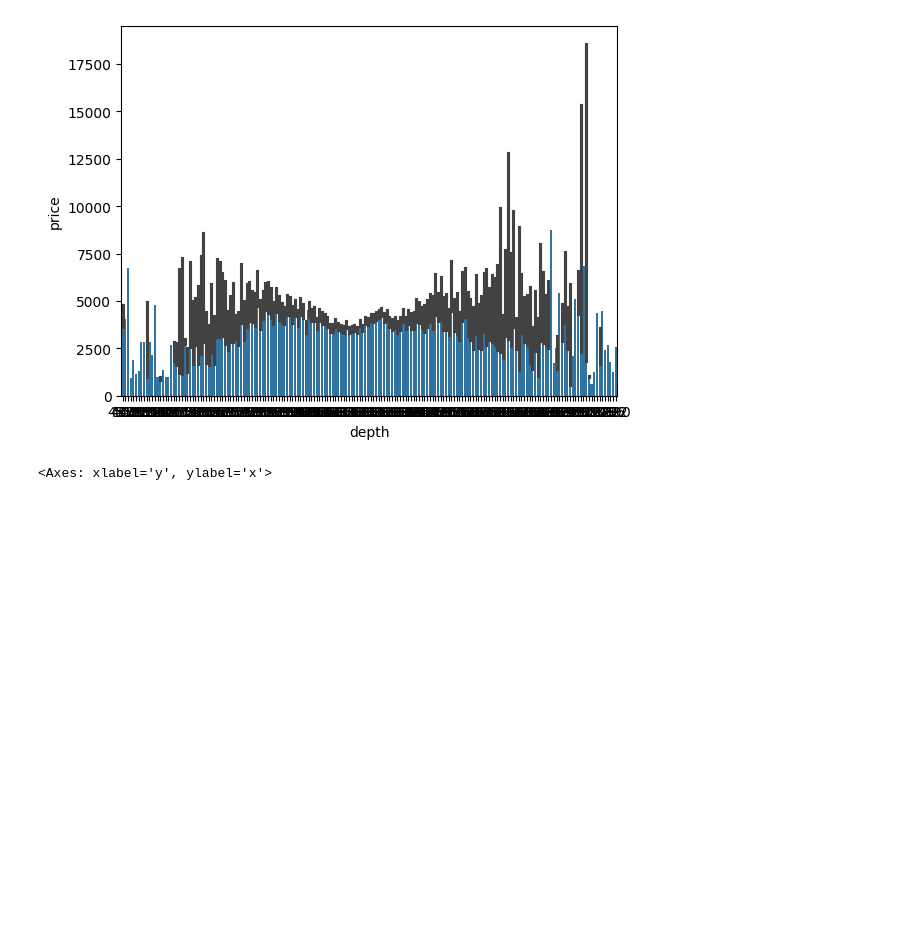
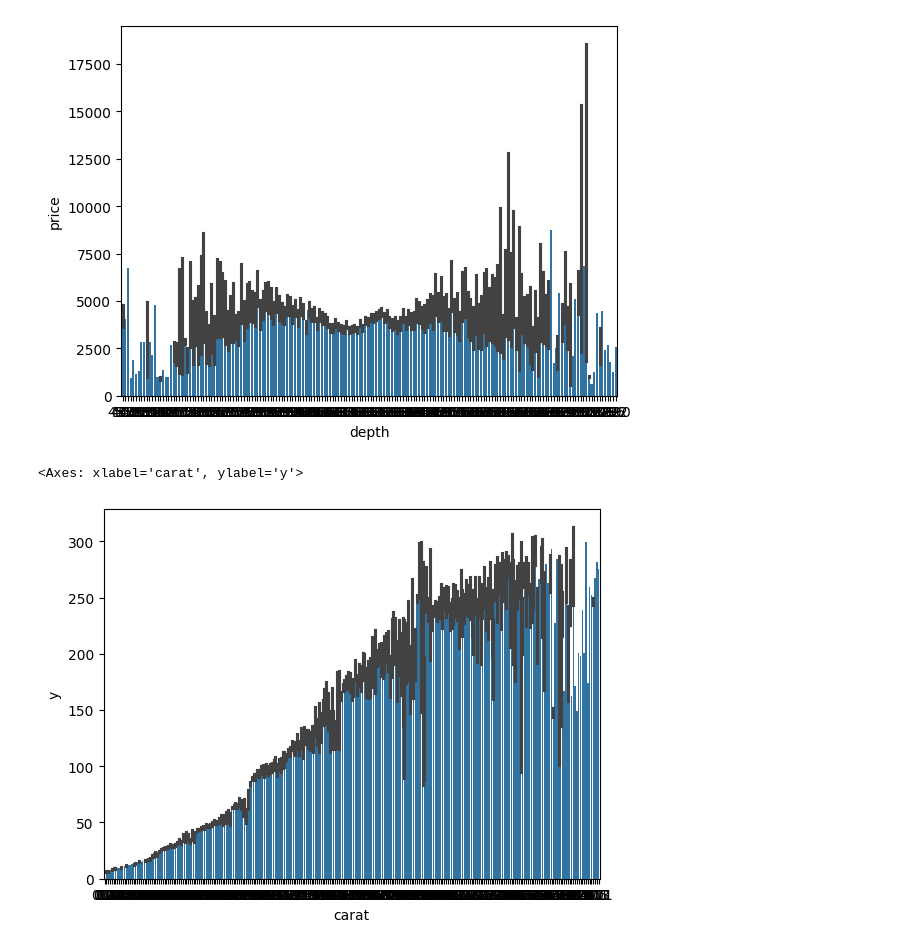
Before and after one commit to kent-debug/predictive-modelling, a Jupyter notebook: Predictive_models.ipynb, the cells around one changed output. Drawn from its saved outputs; the diff is of its cells as text; code cells hidden in the pictures; blank space fills up the shorter version.

```diff
--- a/Predictive_models.ipynb
+++ b/Predictive_models.ipynb
@@ -142,6 +142,7 @@ sns.barplot(x='depth', y='price',data=club33)
 <Axes: xlabel='depth', ylabel='price'>
 [figure]
 # %%
-sns.barplot(x='y', y='x',data=club33)
+sns.barplot(x='carat', y='y',data=club33)
 # %% [output]
-<Axes: xlabel='y', ylabel='x'>
+<Axes: xlabel='carat', ylabel='y'>
+[figure, added]
```
Also changed, not shown: parts of 3 cells of this notebook.
